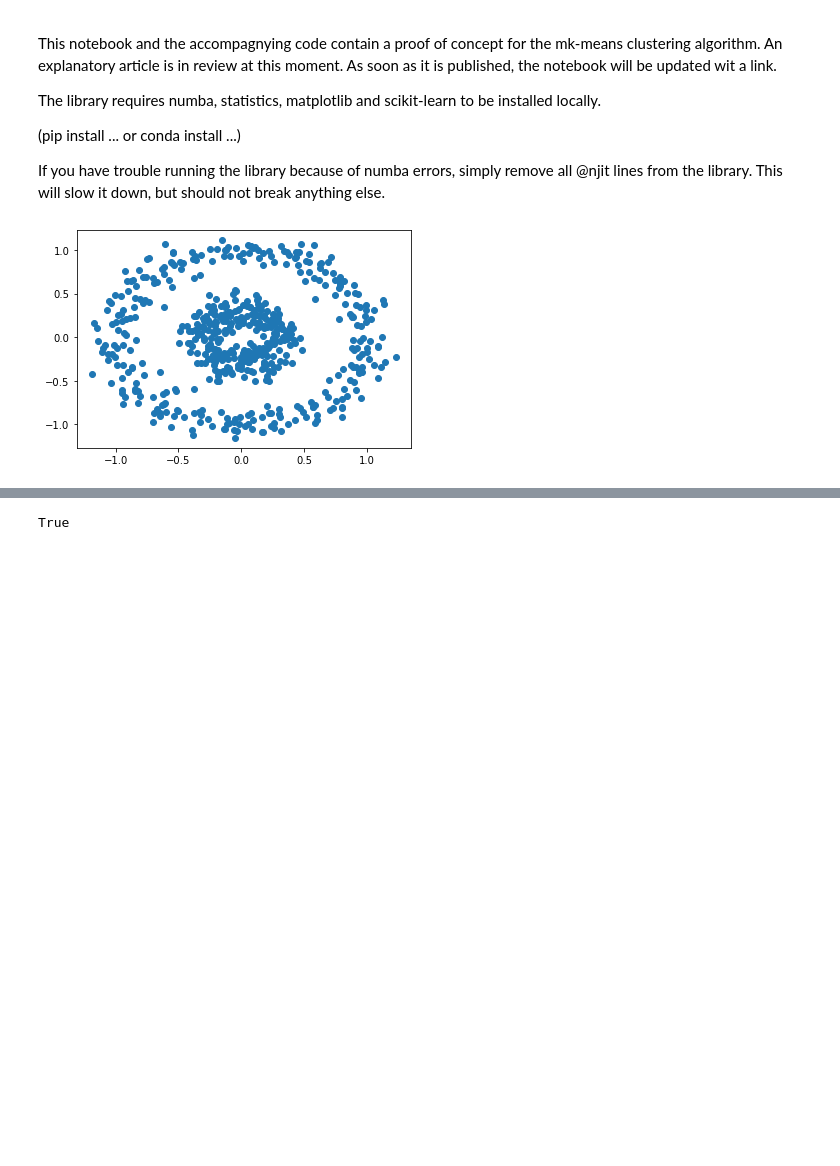
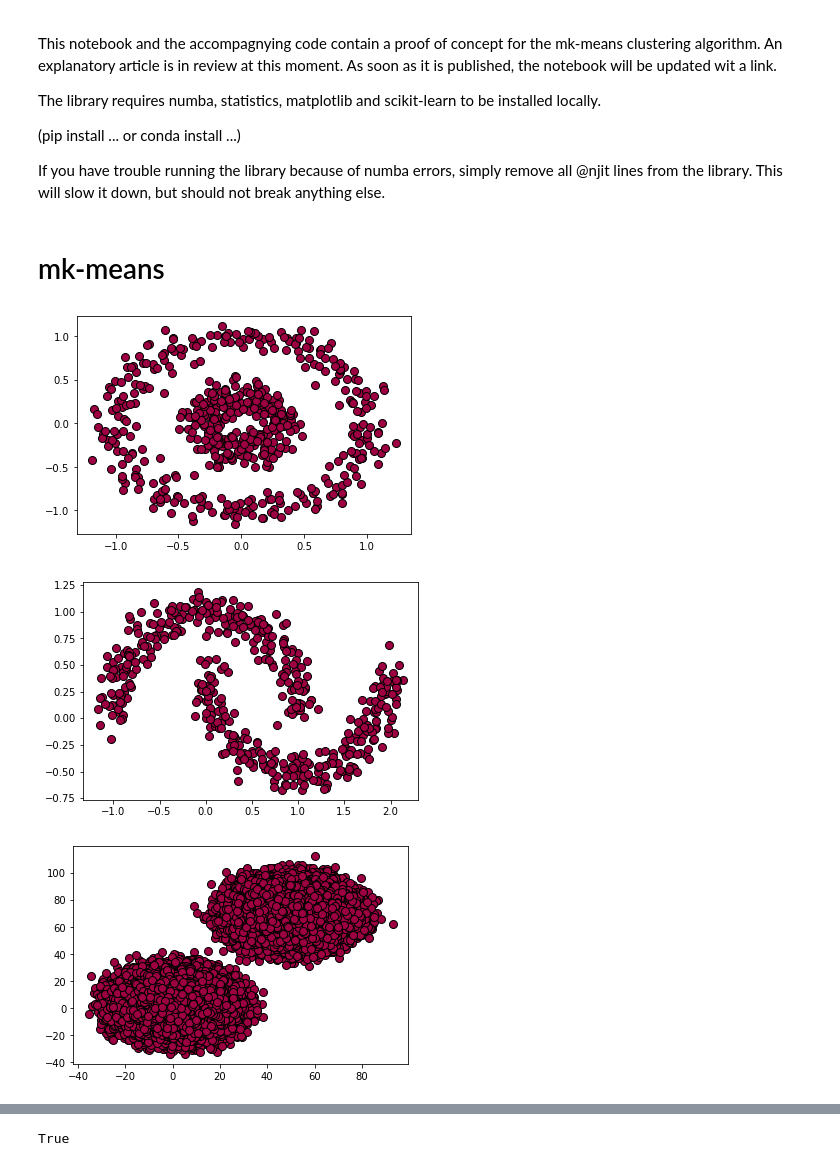
Before and after one commit to stefankober/mk-means, a Jupyter notebook: mk-means.ipynb, the cells around one changed output, grey strips where cells are left out. Saved outputs shown, nothing was run; the diff lists cells and outputs as text; code cells hidden in the pictures; blank space fills up the shorter version.

```diff
--- a/mk-means.ipynb
+++ b/mk-means.ipynb
@@ -17,6 +22,44 @@ from sklearn.datasets import make_circles
 # %%
-X, y = make_circles(n_samples=(300, 300), noise=0.1, factor=0.3, random_state=123)
+# toy data sets
+X_circles, y_circles = make_circles(n_samples=(300, 300), noise=0.1, factor=0.3, random_state=123)
+X_moons, y_moons = make_moons(n_samples=500, noise=0.1, random_state=123)
+X_blobs, y_blobs = make_blobs(n_samples=2000000, centers=[(1,3),(50,70)], cluster_std=8, random_state=123)
+# %%
+# A function to make plotting easy
+# to plot an unlabeled dataset X use np.zeros(X.shape[0] as labels
+
+
+def plot_clustering(X, labels):
+    """
+    Plots the clustering in color for 2 dimensional data sets.
+    Taken from an example on the scikit-learn homepage and
+    adjusted. Reference below.
+    """
+    # Black removed and is used for noise instead.
+    unique_labels = set(labels)
+    colors = [plt.cm.Spectral(each)
+          for each in np.linspace(0, 1, len(unique_labels))]
+    for k, col in zip(unique_labels, colors):
+        if k == -1:
+            # Black used for noise.
+            col = [0, 0, 0, 1]
+
+        class_member_mask = (labels == k)
+
+        xy = X[class_member_mask]
+        plt.plot(xy[:, 0], xy[:, 1], 'o', markerfacecolor=tuple(col),
+             markeredgecolor='k', markersize=8)
+
+    plt.show()
+
+#Adjusted from: https://scikit-learn.org/stable/auto_examples/cluster/plot_dbscan.html#sphx-glr-auto-examples-cluster-plot-dbscan-py
+# %% [markdown]
+# mk-means
 # %%
-plt.scatter(X[:,0], X[:,1]);
+plot_clustering(X_circles, np.zeros(X_circles.shape[0]))
+plot_clustering(X_moons, np.zeros(X_moons.shape[0]))
+plot_clustering(X_blobs, np.zeros(X_blobs.shape[0]))
 # %% [output]
-[figure, old version]
+[figure, new version]
+[figure, added]
+[figure, added]
```
Also changed, not shown: parts of 13 cells of this notebook.
